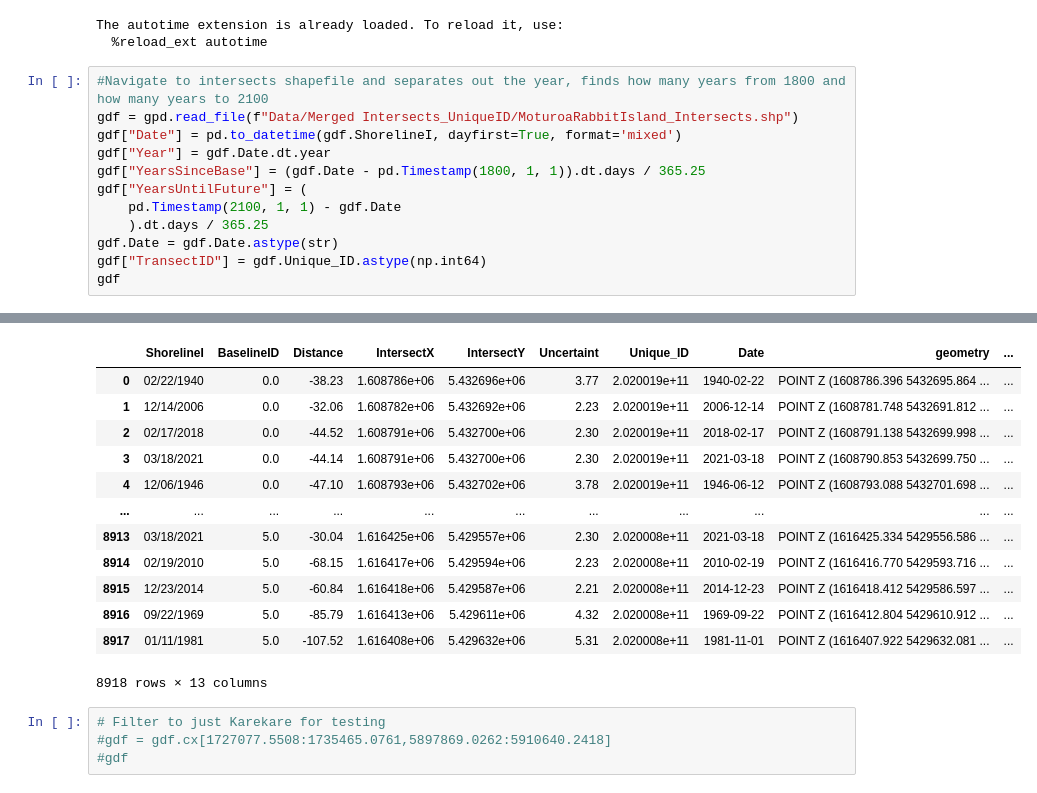
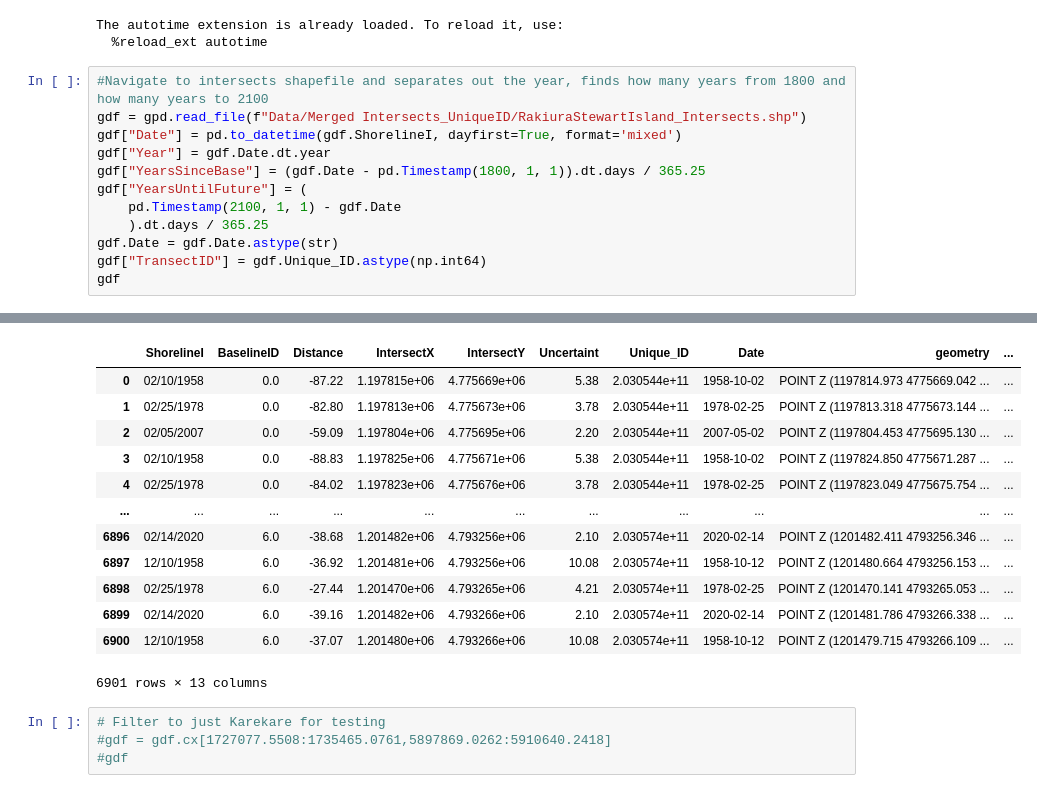
Before and after one commit to RNC-Research-Group/CliffErosion_Projections, a Jupyter notebook: HistoricRate_Proj_DSASv6.ipynb, the cells around one changed output, grey strips where cells are left out. Drawn from its saved outputs; the diff is of its cells as text.

Commit message:
stewart island smoothen

```diff
--- a/HistoricRate_Proj_DSASv6.ipynb
+++ b/HistoricRate_Proj_DSASv6.ipynb
@@ -17,7 +17,7 @@ The autotime extension is already loaded. To reload it, use:
   %reload_ext autotime
 # %%
 #Navigate to intersects shapefile and separates out the year, finds how many years from 1800 and how many years to 2100
-gdf = gpd.read_file(f"Data/Merged Intersects_UniqueID/MoturoaRabbitIsland_Intersects.shp")
+gdf = gpd.read_file(f"Data/Merged Intersects_UniqueID/RakiuraStewartIsland_Intersects.shp")
 gdf["Date"] = pd.to_datetime(gdf.ShorelineI, dayfirst=True, format='mixed')
 gdf["Year"] = gdf.Date.dt.year
 gdf["YearsSinceBase"] = (gdf.Date - pd.Timestamp(1800, 1, 1)).dt.days / 365.25
@@ -32,16 +32,16 @@ gdf
 |  | ShorelineI | BaselineID | Distance | IntersectX | IntersectY | Uncertaint | Unique_ID | Date | geometry | ... |
-| 0 | 02/22/1940 | 0.0 | -38.23 | 1.608786e+06 | 5.432696e+06 | 3.77 | 2.020019e+11 | 1940-02-22 | POINT Z (1608786.396 5432695.864 ... | ... |
-| 1 | 12/14/2006 | 0.0 | -32.06 | 1.608782e+06 | 5.432692e+06 | 2.23 | 2.020019e+11 | 2006-12-14 | POINT Z (1608781.748 5432691.812 ... | ... |
-| 2 | 02/17/2018 | 0.0 | -44.52 | 1.608791e+06 | 5.432700e+06 | 2.30 | 2.020019e+11 | 2018-02-17 | POINT Z (1608791.138 5432699.998 ... | ... |
-| 3 | 03/18/2021 | 0.0 | -44.14 | 1.608791e+06 | 5.432700e+06 | 2.30 | 2.020019e+11 | 2021-03-18 | POINT Z (1608790.853 5432699.750 ... | ... |
-| 4 | 12/06/1946 | 0.0 | -47.10 | 1.608793e+06 | 5.432702e+06 | 3.78 | 2.020019e+11 | 1946-06-12 | POINT Z (1608793.088 5432701.698 ... | ... |
+| 0 | 02/10/1958 | 0.0 | -87.22 | 1.197815e+06 | 4.775669e+06 | 5.38 | 2.030544e+11 | 1958-10-02 | POINT Z (1197814.973 4775669.042 ... | ... |
+| 1 | 02/25/1978 | 0.0 | -82.80 | 1.197813e+06 | 4.775673e+06 | 3.78 | 2.030544e+11 | 1978-02-25 | POINT Z (1197813.318 4775673.144 ... | ... |
+| 2 | 02/05/2007 | 0.0 | -59.09 | 1.197804e+06 | 4.775695e+06 | 2.20 | 2.030544e+11 | 2007-05-02 | POINT Z (1197804.453 4775695.130 ... | ... |
+| 3 | 02/10/1958 | 0.0 | -88.83 | 1.197825e+06 | 4.775671e+06 | 5.38 | 2.030544e+11 | 1958-10-02 | POINT Z (1197824.850 4775671.287 ... | ... |
+| 4 | 02/25/1978 | 0.0 | -84.02 | 1.197823e+06 | 4.775676e+06 | 3.78 | 2.030544e+11 | 1978-02-25 | POINT Z (1197823.049 4775675.754 ... | ... |
 | ... | ... | ... | ... | ... | ... | ... | ... | ... | ... | ... |
-| 8913 | 03/18/2021 | 5.0 | -30.04 | 1.616425e+06 | 5.429557e+06 | 2.30 | 2.020008e+11 | 2021-03-18 | POINT Z (1616425.334 5429556.586 ... | ... |
-| 8914 | 02/19/2010 | 5.0 | -68.15 | 1.616417e+06 | 5.429594e+06 | 2.23 | 2.020008e+11 | 2010-02-19 | POINT Z (1616416.770 5429593.716 ... | ... |
-| 8915 | 12/23/2014 | 5.0 | -60.84 | 1.616418e+06 | 5.429587e+06 | 2.21 | 2.020008e+11 | 2014-12-23 | POINT Z (1616418.412 5429586.597 ... | ... |
-| 8916 | 09/22/1969 | 5.0 | -85.79 | 1.616413e+06 | 5.429611e+06 | 4.32 | 2.020008e+11 | 1969-09-22 | POINT Z (1616412.804 5429610.912 ... | ... |
-| 8917 | 01/11/1981 | 5.0 | -107.52 | 1.616408e+06 | 5.429632e+06 | 5.31 | 2.020008e+11 | 1981-11-01 | POINT Z (1616407.922 5429632.081 ... | ... |
+| 6896 | 02/14/2020 | 6.0 | -38.68 | 1.201482e+06 | 4.793256e+06 | 2.10 | 2.030574e+11 | 2020-02-14 | POINT Z (1201482.411 4793256.346 ... | ... |
+| 6897 | 12/10/1958 | 6.0 | -36.92 | 1.201481e+06 | 4.793256e+06 | 10.08 | 2.030574e+11 | 1958-10-12 | POINT Z (1201480.664 4793256.153 ... | ... |
+| 6898 | 02/25/1978 | 6.0 | -27.44 | 1.201470e+06 | 4.793265e+06 | 4.21 | 2.030574e+11 | 1978-02-25 | POINT Z (1201470.141 4793265.053 ... | ... |
+| 6899 | 02/14/2020 | 6.0 | -39.16 | 1.201482e+06 | 4.793266e+06 | 2.10 | 2.030574e+11 | 2020-02-14 | POINT Z (1201481.786 4793266.338 ... | ... |
+| 6900 | 12/10/1958 | 6.0 | -37.07 | 1.201480e+06 | 4.793266e+06 | 10.08 | 2.030574e+11 | 1958-10-12 | POINT Z (1201479.715 4793266.109 ... | ... |
-8918 rows × 13 columns
+6901 rows × 13 columns
 # %%
 # Filter to just Karekare for testing
 #gdf = gdf.cx[1727077.5508:1735465.0761,5897869.0262:5910640.2418]
```
Also changed, not shown: parts of 10 cells of this notebook, 5 other files.
